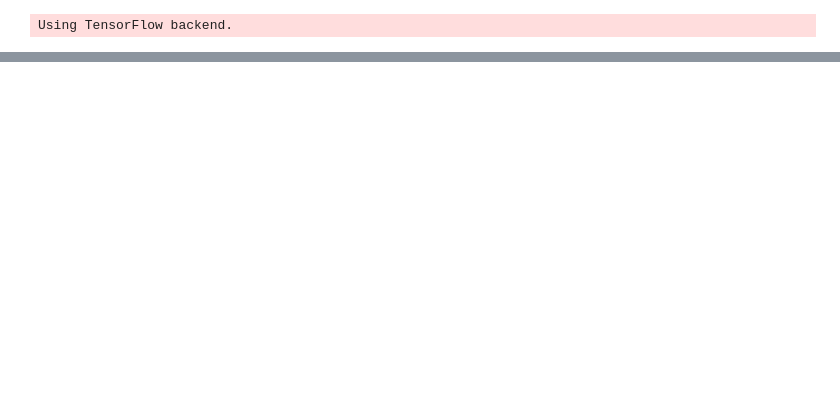
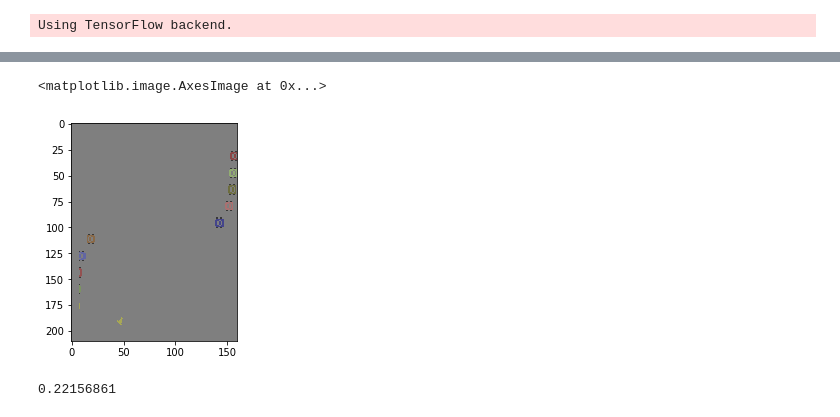
Before and after one commit to iramusa/atari_learning, a Jupyter notebook: expe.ipynb, the cells around one changed output, grey strips where cells are left out. Drawn from its saved outputs; the diff is of its cells as text; code cells hidden in the pictures; blank space fills up the shorter version.

```diff
--- a/expe.ipynb
+++ b/expe.ipynb
@@ -144,0 +148,9 @@ plt.imshow(recon[0,:,:,:])
+# %%
+plt.imshow(x_train[5,:,:,:])
+# %% [output]
+<matplotlib.image.AxesImage at 0x...>
+[figure, added]
+# %%
+np.min(x_train)
+# %% [output]
+0.22156861
```
Also changed, not shown: parts of 9 cells of this notebook, 2 other files.
